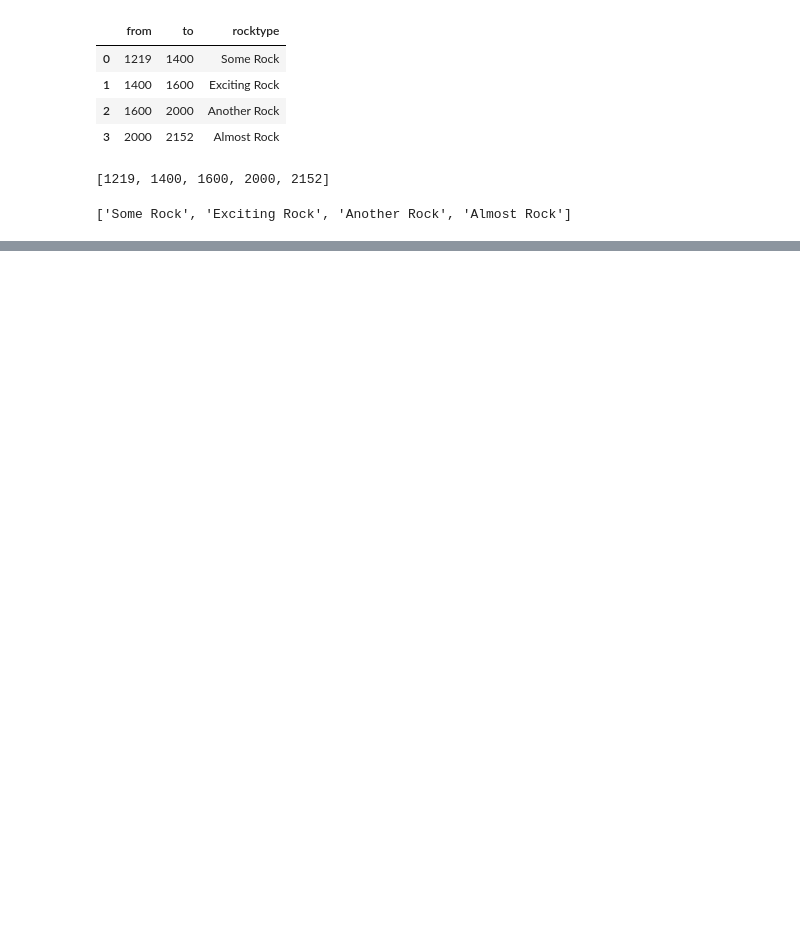
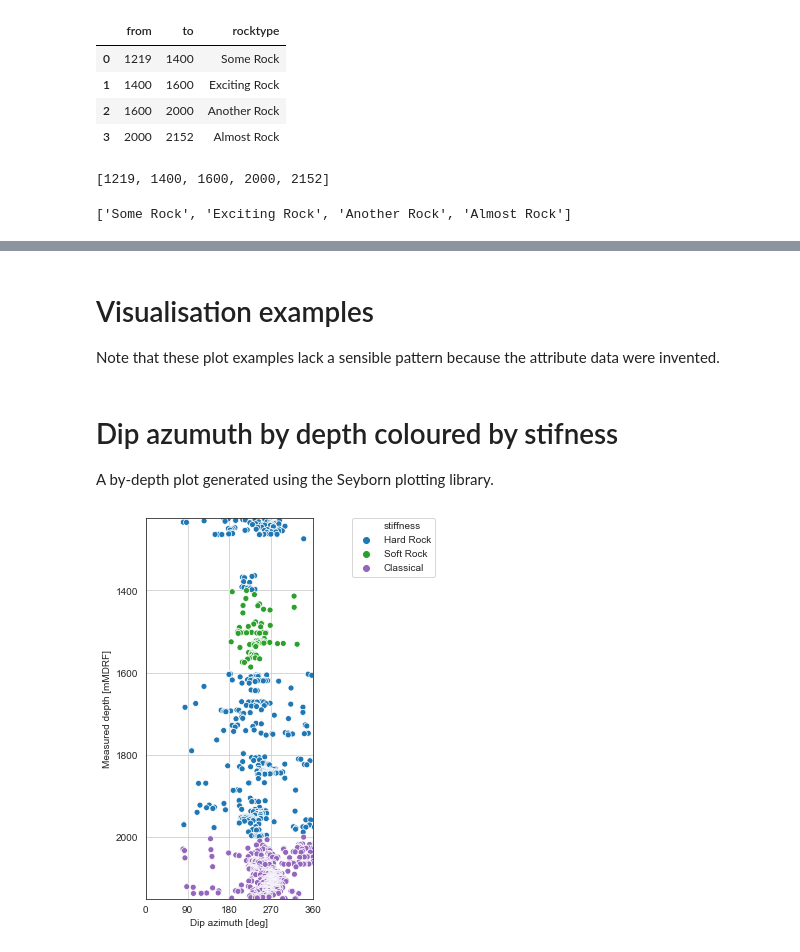
Before and after one commit to ICWallis/fractoolbox, a Jupyter notebook: append-fracture-attributes.ipynb, the cells around one changed output, grey strips where cells are left out. Cells and saved outputs as stored; diff of their text form; code cells hidden in the pictures; blank space fills up the shorter version.

```diff
--- a/append-fracture-attributes.ipynb
+++ b/append-fracture-attributes.ipynb
@@ -91,0 +163,16 @@ dfstifness
+# %%
+# Pandas requires datatypes to be the same when using .replace
+# so the integer codes are first converted from integer to string
+dffractures['stiffness'] = dffractures['stiffness'].apply(str)
+
+# replace codes with attribute name
+dffractures['stiffness'].replace({
+    '1': 'Hard Rock',
+    '2': 'Soft Rock',
+    '3': 'Hard Rock',
+    '4': 'Classical',
+}, inplace=True)
+
+print(dffractures['stiffness'].value_counts(),'\n')
+
+dffractures.head(3)
@@ -91,0 +188,41 @@ dfstifness
+# %% [markdown]
+# Visualisation examples
+
+Note that these plot examples lack a sensible pattern because the attribute data were invented.
+# %% [markdown]
+# Dip azumuth by depth coloured by stifness
+
+A by-depth plot generated using the Seyborn plotting library.
+# %%
+color_dict = dict({
+    'Hard Rock': 'tab:blue',
+    'Soft Rock': 'tab:green',
+    'Classical': 'tab:purple',
+})
+
+sns.set_style("white")
+
+f,ax = plt.subplots(1, 1, figsize = (3, 7))
+
+sns.scatterplot(x='dipazimuth_deg',
+                y='depth_mMDRF',
+                hue='stiffness',
+                data=dffractures,
+                palette=color_dict,
+                ax=ax)
+
+ax.grid()
+
+ax.set_ylim(dffractures['depth_mMDRF'].max(),
+            dffractures['depth_mMDRF'].min())
+ax.set_xlim(0,360)
+ax.set_xticks([0,90,180,270,360])
+
+ax.set_xlabel('Dip azimuth [deg]')
+ax.set_ylabel('Measured depth [mMDRF]')
+
+ax.legend(bbox_to_anchor=(1.2, 1.015))
+
+plt.show()
+# %% [output]
+[figure, added]
```
Also changed, not shown: parts of 20 cells of this notebook.
